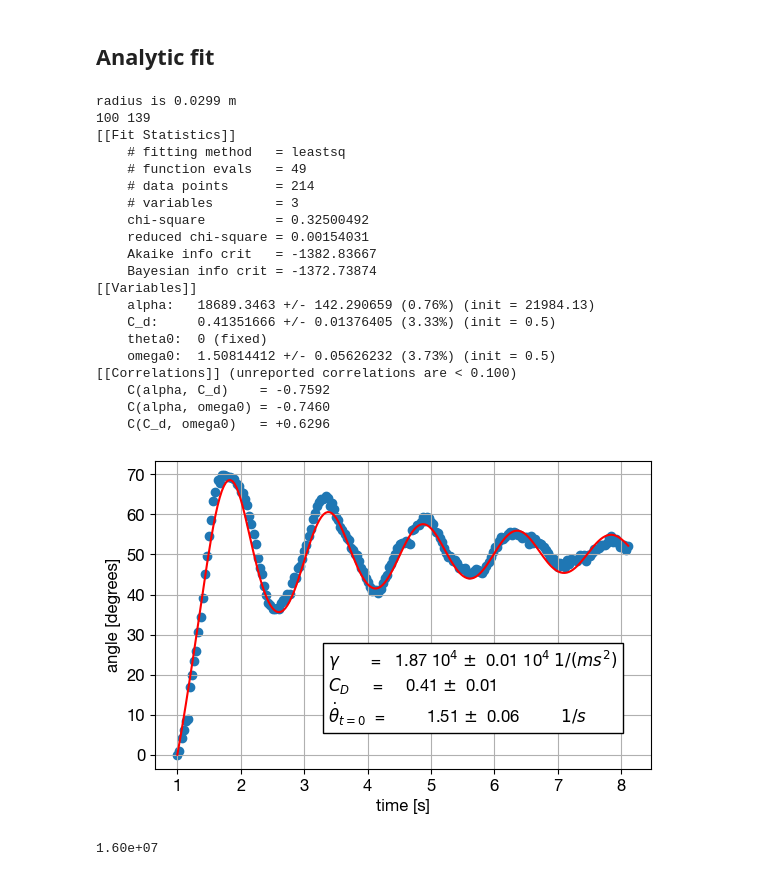
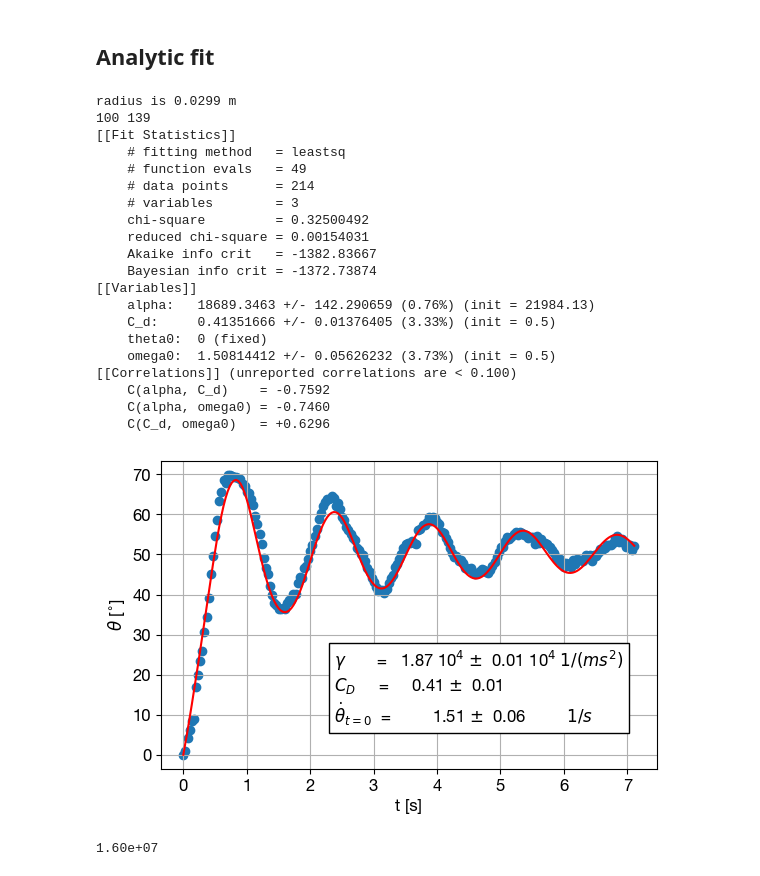
Before and after one commit to ebellincioni/floatingIce, a Jupyter notebook: 2024-05-09_rotations.ipynb, the cells around one changed output. Drawn from its saved outputs; the diff is of its cells as text; code cells hidden in the pictures.

```diff
--- a/2024-05-09_rotations.ipynb
+++ b/2024-05-09_rotations.ipynb
@@ -300,43 +247,43 @@ result = minimize(residual, params, args=(t, theta_exp))
 
 # check results of the fit
 data_fitted = odesol(t, [result.params["theta0"].value,result.params["omega0"].value], result.params)
-plt.plot(t,np.rad2deg(data_fitted[:,0]),c='red')
+plt.plot(t-1,np.rad2deg(data_fitted[:,0]),c='red')
 
 # plot and friends
-plt.scatter(t,np.rad2deg(theta_exp))
+plt.scatter(t-1,np.rad2deg(theta_exp))
 props = dict(boxstyle='square', facecolor='white', alpha=1)
 textstr = r'$\gamma$       = ' + f'  {result.params["alpha"].value/1e4:.2f}'+r' 10$^4$'+r' $\pm$ '+f' {unumpy.std_devs(result.uvars["alpha"])/1e4:.2f}'+r' 10$^4$'+r' $1/(ms^2)$'+'\n' +\
             r'$C_D$     = ' + f'   \t{result.params["C_d"].value:0<4.2f}'+r' $\pm$ '+f' {unumpy.std_devs(result.uvars["C_d"]):0<4.2f}\n' +\
             r'$\dot{\theta}_{t=0}$  = ' + f'        {result.params["omega0"].value:0<4.2f}'+r' $\pm$ '+f' {unumpy.std_devs(result.uvars["omega0"]):0<4.2f}        '+r' $1/s$'
 plt.text(0.35,0.15,textstr,transform=plt.gca().transAxes,bbox=props)
-plt.xlabel('time [s]')
-plt.ylabel('angle [degrees]')
+plt.xlabel('t [s]')
+plt.ylabel(r'$\theta$ [$^{\circ}$]')
 plt.grid()
 report_fit(result)
 # plt.savefig('/Users/edoardo/Library/CloudStorage/OneDrive-UniversityofTwente/floating/graphics/oscillationsFit.pdf',format='pdf',bbox_inches='tight')
 plt.show()
 # %% [output]
 radius is 0.0299 m
 100 139
 [[Fit Statistics]]
     # fitting method   = leastsq
     # function evals   = 49
     # data points      = 214
     # variables        = 3
     chi-square         = 0.32500492
     reduced chi-square = 0.00154031
     Akaike info crit   = -1382.83667
     Bayesian info crit = -1372.73874
 [[Variables]]
     alpha:   18689.3463 +/- 142.290659 (0.76%) (init = 21984.13)
     C_d:     0.41351666 +/- 0.01376405 (3.33%) (init = 0.5)
     theta0:  0 (fixed)
     omega0:  1.50814412 +/- 0.05626232 (3.73%) (init = 0.5)
 [[Correlations]] (unreported correlations are < 0.100)
     C(alpha, C_d)    = -0.7592
     C(alpha, omega0) = -0.7460
     C(C_d, omega0)   = +0.6296
-[figure, old version]
+[figure, new version]
 # %%
 print(f'{Ra(0.029,0,19.6):.2e}')
 # %% [output]
```
Also changed, not shown: parts of 2 cells of this notebook, 3 other files.
